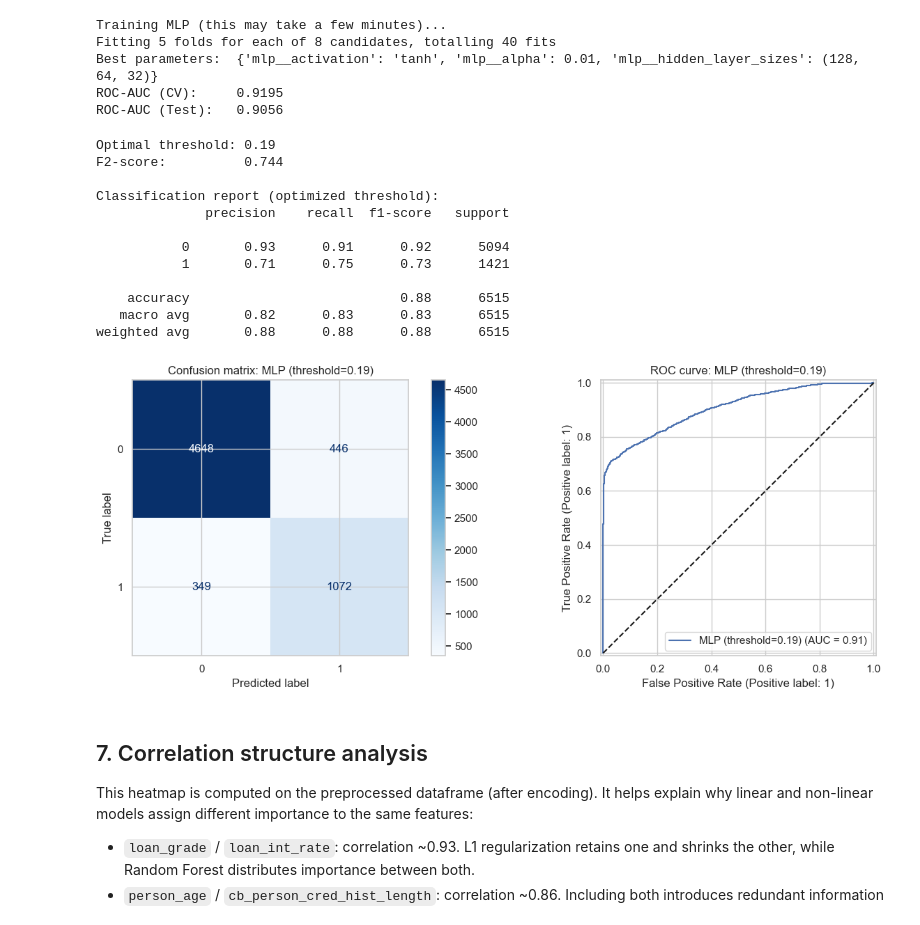
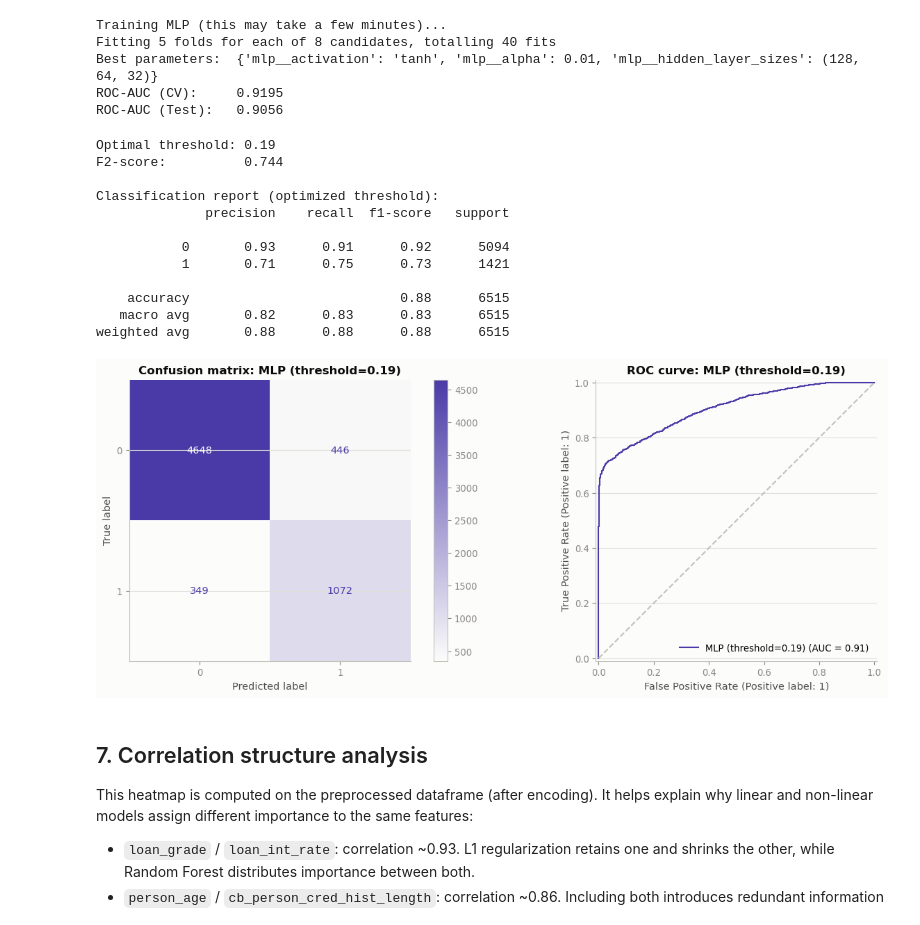
Before and after one commit to RedaAllab/credit-risk-classification, a Jupyter notebook: notebooks/credit_risk_modeling_en.ipynb, the cells around one changed output. Saved outputs shown, nothing was run; the diff lists cells and outputs as text; code cells hidden in the pictures.

```diff
--- a/notebooks/credit_risk_modeling_en.ipynb
+++ b/notebooks/credit_risk_modeling_en.ipynb
@@ -42,9 +42,12 @@ from sklearn.metrics import (
 
 from src.preprocessing import load_dataset, clean_dataset, encode_features, split_features_target
 from src.evaluation import find_best_f2_threshold, plot_confusion_and_roc
+from src.style import (
+    set_style, BLUE, RED, MODEL_COLORS, MODEL_SEQUENTIAL, DIVERGING_BLUE_RED, AXIS_LINE,
+)
 
 RANDOM_STATE = 42
-sns.set_theme(style='whitegrid')
+set_style()
 # %% [markdown]
 ## 2. Preprocessing
 
@@ -424,28 +431,29 @@ ROC-AUC (Test):   0.9056
 # %%
 best_thresh_mlp, best_f2_mlp = find_best_f2_threshold(y_test, y_proba_mlp)
 y_pred_mlp = (y_proba_mlp >= best_thresh_mlp).astype(int)
 
 print(f'Optimal threshold: {best_thresh_mlp:.2f}')
 print(f'F2-score:          {best_f2_mlp:.3f}')
 print('\nClassification report (optimized threshold):')
 print(classification_report(y_test, y_pred_mlp))
 
-plot_confusion_and_roc(y_test, y_pred_mlp, y_proba_mlp, f'MLP (threshold={best_thresh_mlp:.2f})')
+plot_confusion_and_roc(y_test, y_pred_mlp, y_proba_mlp, f'MLP (threshold={best_thresh_mlp:.2f})',
+                       cmap=MODEL_SEQUENTIAL['MLP'], line_color=MODEL_COLORS['MLP'])
 plt.show()
 # %% [output]
 Optimal threshold: 0.19
 F2-score:          0.744
 
 Classification report (optimized threshold):
               precision    recall  f1-score   support
 
            0       0.93      0.91      0.92      5094
            1       0.71      0.75      0.73      1421
 
     accuracy                           0.88      6515
    macro avg       0.82      0.83      0.83      6515
 weighted avg       0.88      0.88      0.88      6515
-[figure, old version]
+[figure, new version]
 # %% [markdown]
 ## 7. Correlation structure analysis
 
```
Also changed, not shown: parts of 8 cells of this notebook, 5 other files.
